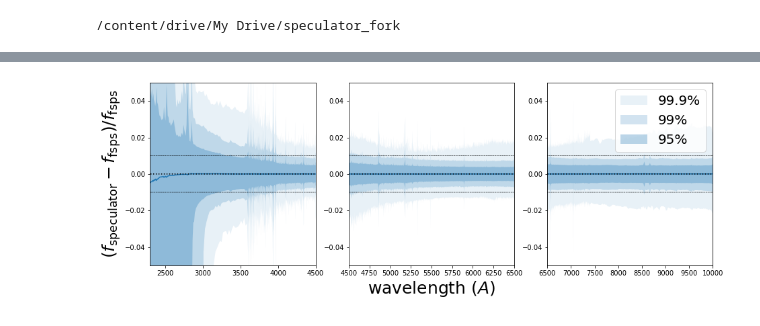
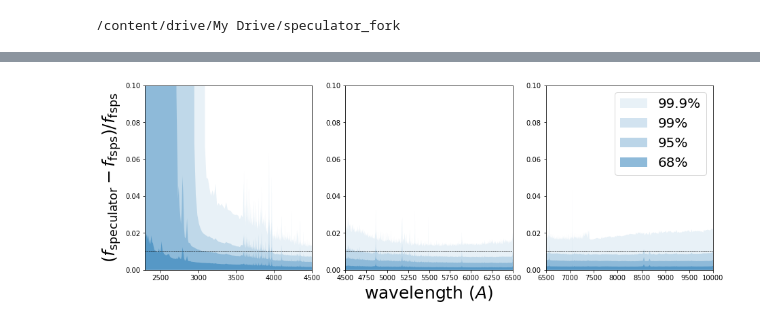
Before and after one commit to changhoonhahn/gqp_mc, a Jupyter notebook: nb/validate_trained_desi_complexdust_speculator_wavebins.ipynb, the cells around one changed output, grey strips where cells are left out. Cells and saved outputs as stored; diff of their text form; code cells hidden in the pictures.

Commit message:
updated validation plots to match Alsing+(2020) Fig 5 and 7

```diff
--- a/nb/validate_trained_desi_complexdust_speculator_wavebins.ipynb
+++ b/nb/validate_trained_desi_complexdust_speculator_wavebins.ipynb
@@ -29,5 +29,21 @@ wave_bins = [wave_bin0, wave_bin1, wave_bin2]
 # %%
 n_param = 10
 n_pcas  = [50, 30, 30]
-N_trains = [int(2e6), int(5e6), int(5e6)]
-architectures = ['4x128.', '', '']
+N_trains = [int(5e6), int(5e6), int(5e6)]
+architectures = ['', '', '']
+# %%
+loss = np.loadtxt('DESI_complexdust_model.Ntrain%i.wave_bin%i.pca%i.%sloss.dat' % (N_trains[0], 0, n_pcas[0], architectures[0]))
+
+fig = plt.figure(figsize=(10,5))
+sub = fig.add_subplot(111)
+sub.plot(np.arange(loss.shape[0]), loss[:,2], c='k')
+
+for batchsize in np.unique(loss[:,0]):
+  isbatch = (loss[:,0] == batchsize)
+  sub.plot(np.arange(loss.shape[0])[isbatch], loss[:,2][isbatch], label='%i' % batchsize)
+sub.legend(loc='upper right')
+sub.set_ylabel('loss', fontsize=25)
+sub.set_yscale('log')
+sub.set_ylim(1e-3, 0.1)
+sub.set_xlabel('Epochs', fontsize=25)
+sub.set_xlim(0, loss.shape[0])
@@ -59,32 +78,28 @@ waves = np.concatenate(waves)
 spectrum_spec = combined_speculator(theta_test.astype(np.float32))
 # %%
 # more quantitative accuracy test of the Speculator model
-frac_dspectrum = (spectrum_spec - spectrum_test) / spectrum_test
-frac_dspectrum_quantiles = np.nanquantile(frac_dspectrum,
-        [0.0005, 0.005, 0.025, 0.5, 0.975, 0.995, 0.9995], axis=0)
+frac_dspectrum = np.abs((spectrum_spec - spectrum_test) / spectrum_test)
+frac_dspectrum_quantiles = np.nanquantile(frac_dspectrum, [0.68, 0.95, 0.99, 0.999], axis=0)
 
 fig = plt.figure(figsize=(15,5))
 for iwave in range(len(wave_bins)):
   sub = fig.add_subplot(1,3,iwave+1)
-  sub.fill_between(waves, frac_dspectrum_quantiles[0],
-          frac_dspectrum_quantiles[6], fc='C0', ec='none', alpha=0.1, label='99.9%')
-  sub.fill_between(waves, frac_dspectrum_quantiles[1],
-          frac_dspectrum_quantiles[5], fc='C0', ec='none', alpha=0.2, label='99%')
-  sub.fill_between(waves, frac_dspectrum_quantiles[2],
-          frac_dspectrum_quantiles[4], fc='C0', ec='none', alpha=0.3, label='95%')
-  sub.plot(waves, frac_dspectrum_quantiles[3], c='C0', ls='-')
-  sub.plot(waves, np.zeros(len(waves)), c='k', ls=':')
+  sub.fill_between(waves, np.zeros(frac_dspectrum.shape[1]),
+          frac_dspectrum_quantiles[3], fc='C0', ec='none', alpha=0.1, label='99.9%')
+  sub.fill_between(waves, np.zeros(frac_dspectrum.shape[1]),
+          frac_dspectrum_quantiles[2], fc='C0', ec='none', alpha=0.2, label='99%')
+  sub.fill_between(waves, np.zeros(frac_dspectrum.shape[1]),
+          frac_dspectrum_quantiles[1], fc='C0', ec='none', alpha=0.3, label='95%')
+  sub.fill_between(waves, np.zeros(frac_dspectrum.shape[1]),
+          frac_dspectrum_quantiles[0], fc='C0', ec='none', alpha=0.5, label='68%')
   sub.plot(waves, 0.01 * np.ones(len(waves)), c='k', ls='--', lw=0.5)
-  sub.plot(waves, -0.01 * np.ones(len(waves)), c='k', ls='--', lw=0.5)
   if iwave == len(wave_bins) - 1: sub.legend(loc='upper right', fontsize=20)
   if iwave == 0: sub.set_xlim(2.3e3, 4.5e3)
   elif iwave == 1:
     sub.set_xlabel('wavelength ($A$)', fontsize=25)
     sub.set_xlim(4.5e3, 6.5e3)
   elif iwave == 2: sub.set_xlim(6.5e3, 1e4)
   if iwave == 0: sub.set_ylabel(r'$(f_{\rm speculator} - f_{\rm fsps})/f_{\rm fsps}$', fontsize=25)
-  sub.set_ylim(-0.05, 0.05)
-fig.savefig('validate_desi_complexdust.Ntrain%s.wave_bins.pca%s.4x128.png' %
-          ('_'.join([str(N_train) for N_train in N_trains]), '_'.join([str(n_pca) for n_pca in n_pcas])), bbox_inches='tight')
+  sub.set_ylim(0., 0.1)
 # %% [output]
-[figure, old version]
+[figure, new version]
```
Also changed, not shown: parts of 4 cells of this notebook.
